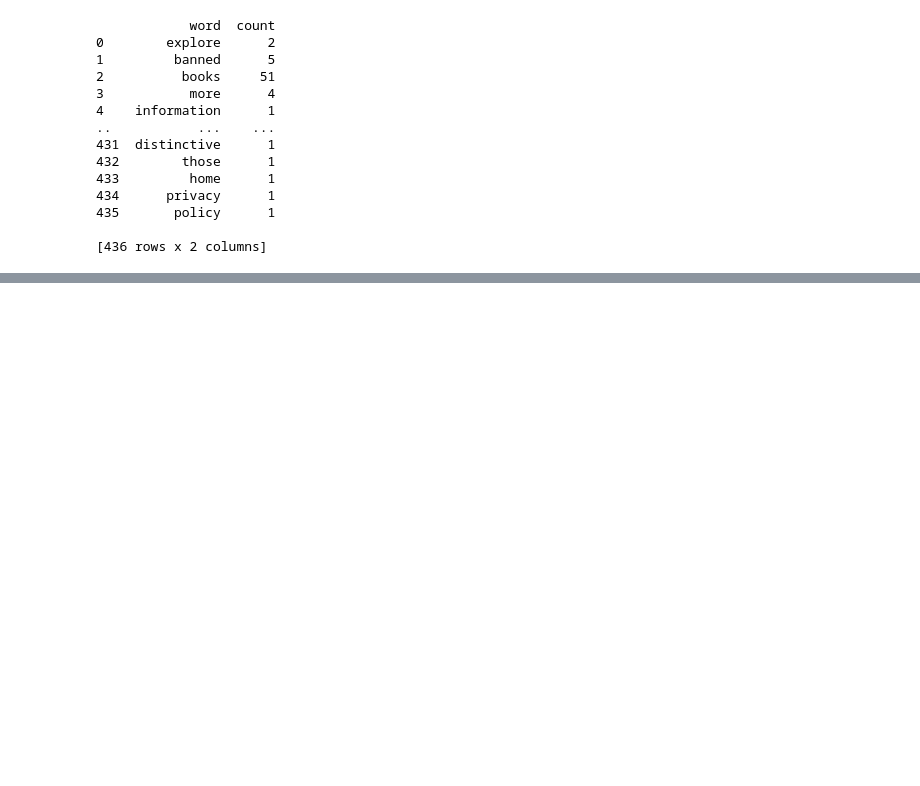
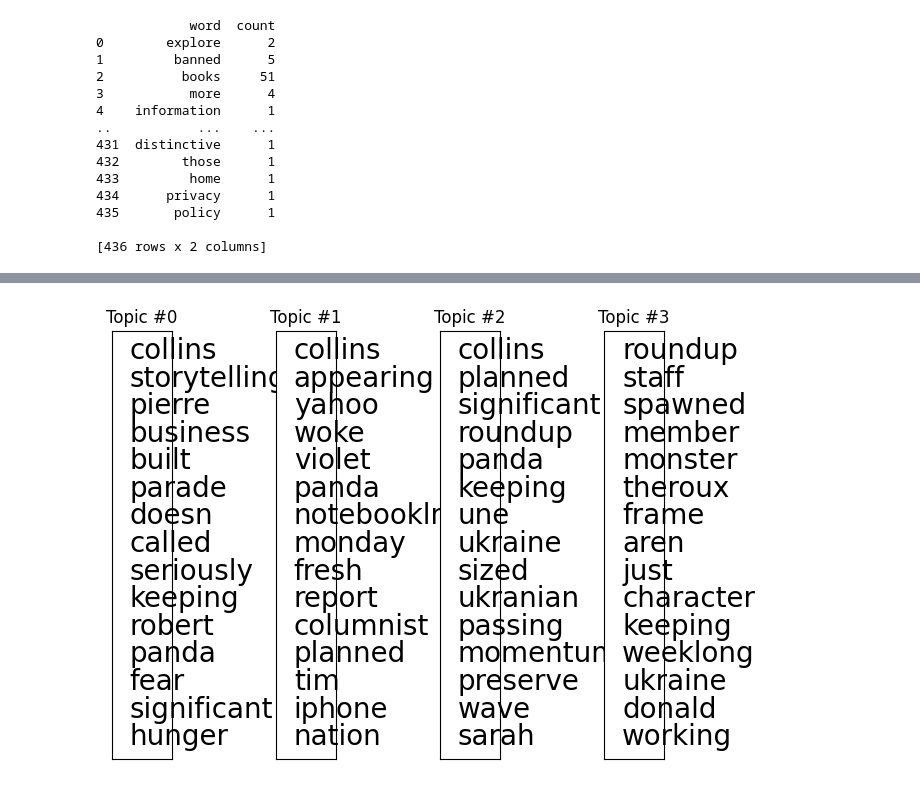
Before and after one commit to hisierrarose/TextMiningProject, a Jupyter notebook: Project_Code_SierraRose.ipynb, the cells around one changed output, grey strips where cells are left out. Saved outputs shown, nothing was run; the diff lists cells and outputs as text; code cells hidden in the pictures; blank space fills up the shorter version.

```diff
--- a/Project_Code_SierraRose.ipynb
+++ b/Project_Code_SierraRose.ipynb
@@ -1015,0 +1420,6 @@ plt.show()
+# %%
+# create lda with k=3
+lda4 = create_lda_model(4, description_matrix_lda)
+# print the topics
+print("LDA with k=4")
+print_topics(lda4, lda_cv, 15)
@@ -1015,0 +1436,4 @@ plt.show()
+# %%
+display_topics(lda4, 4, 15)
+# %% [output]
+[figure, added]
```
Also changed, not shown: parts of 47 cells of this notebook, 3 other files.
